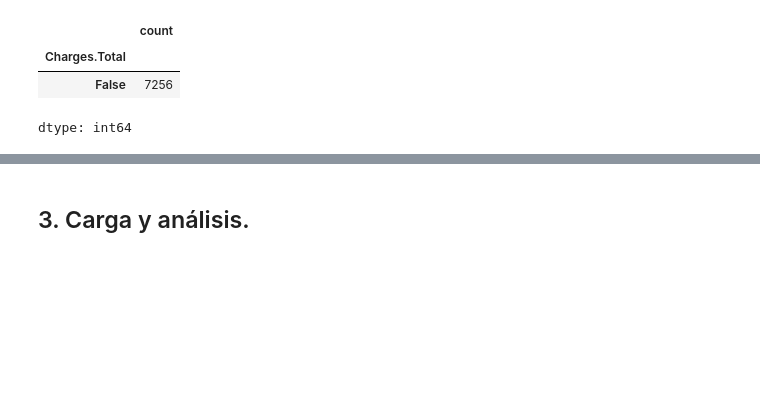
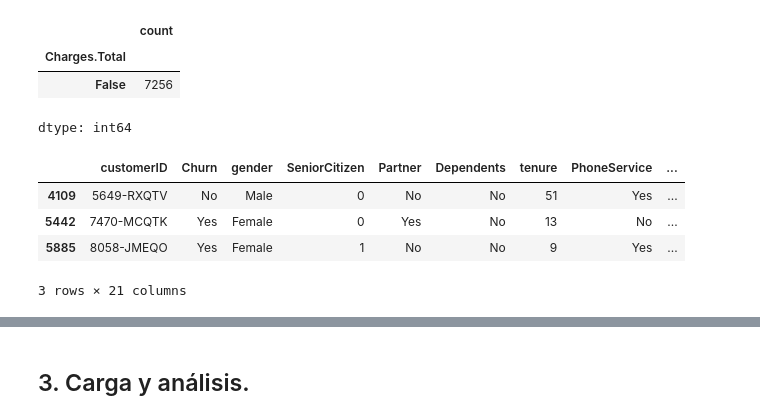
Before and after one commit to DaniBntz/TelecomX, a Jupyter notebook: TelecomX_Challenge.ipynb, the cells around one changed output, grey strips where cells are left out. Saved outputs shown, nothing was run; the diff lists cells and outputs as text; code cells hidden in the pictures; blank space fills up the shorter version.

```diff
--- a/TelecomX_Challenge.ipynb
+++ b/TelecomX_Challenge.ipynb
@@ -200,3 +200,12 @@ datos['Charges.Total'].isna().value_counts()
 | Charges.Total |  |
 | False | 7256 |
 dtype: int64
+# %%
+#Ahora reviso las demás columnas.
+datos.sample(3)
+# %% [output]
+|  | customerID | Churn | gender | SeniorCitizen | Partner | Dependents | tenure | PhoneService | ... |
+| 4109 | 5649-RXQTV | No | Male | 0 | No | No | 51 | Yes | ... |
+| 5442 | 7470-MCQTK | Yes | Female | 0 | Yes | No | 13 | No | ... |
+| 5885 | 8058-JMEQO | Yes | Female | 1 | No | No | 9 | Yes | ... |
+3 rows × 21 columns
```
Also changed, not shown: parts of 9 cells of this notebook.
